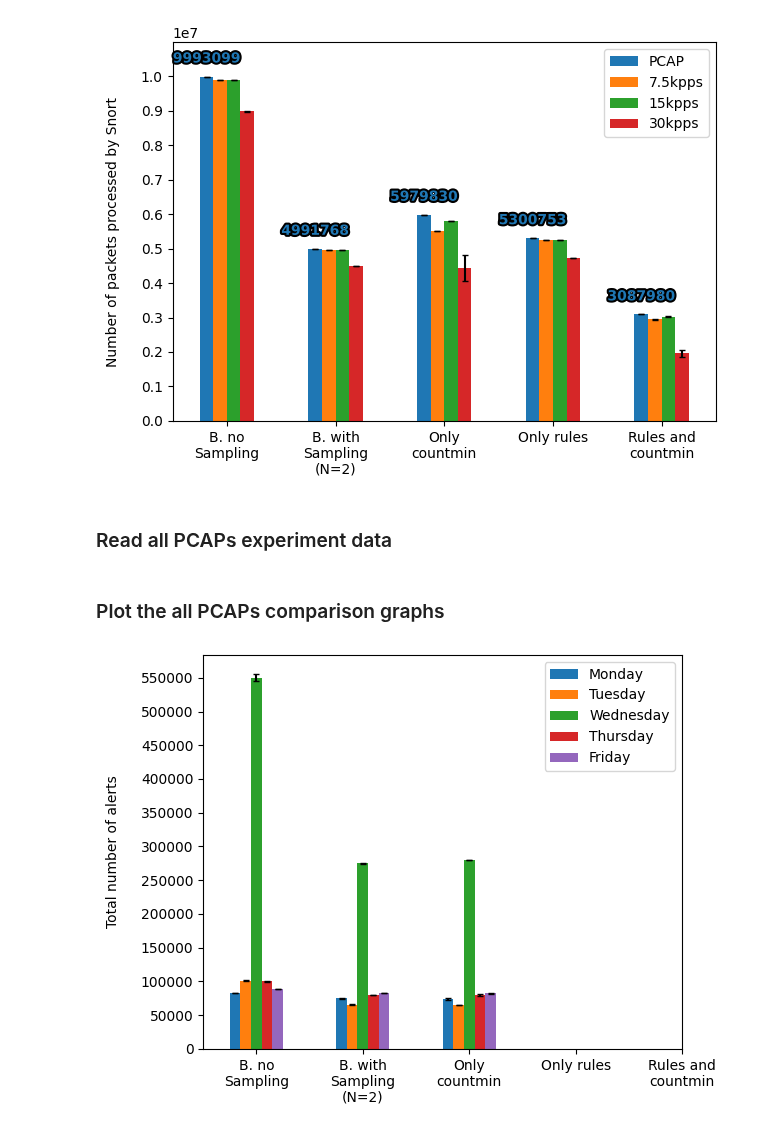
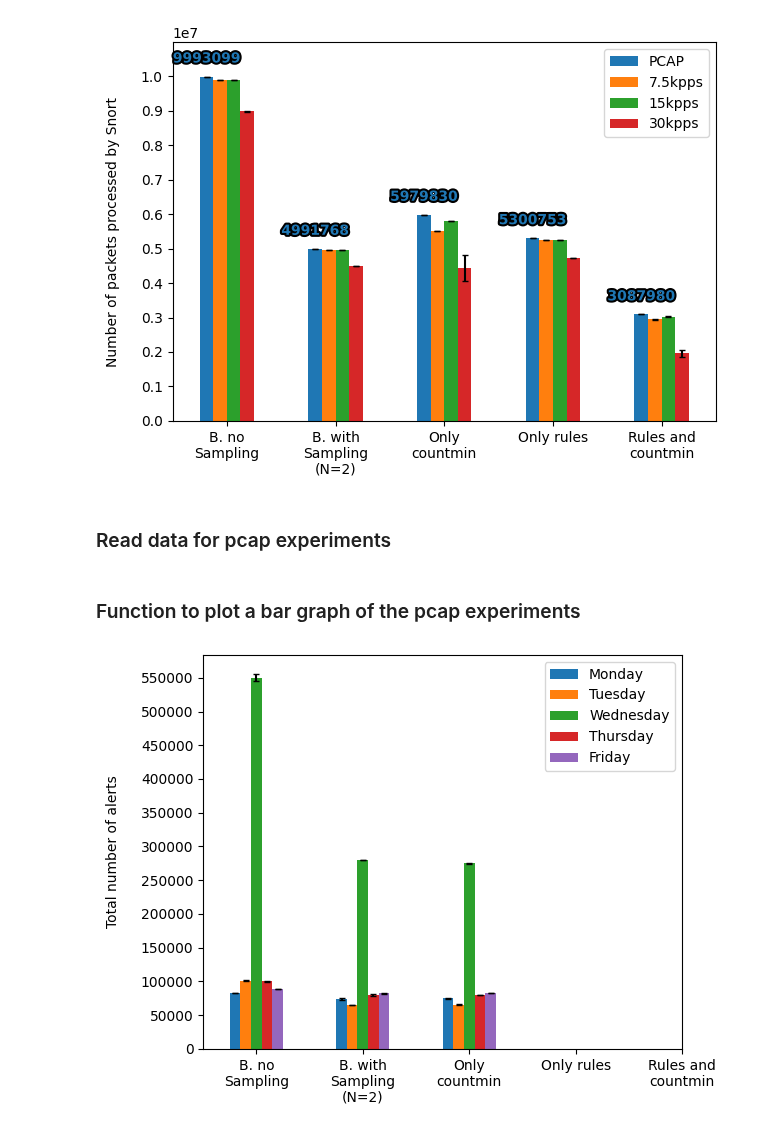
Before and after one commit to HenriqueBBrum/Network-Wide-Rule-Orchestrator, a Jupyter notebook: testing/countmin_and_pps_evaluation/countmin_and_pps_evaluation.ipynb, the cells around one changed output. Cells and saved outputs as stored; diff of their text form; code cells hidden in the pictures.

```diff
--- a/testing/countmin_and_pps_evaluation/countmin_and_pps_evaluation.ipynb
+++ b/testing/countmin_and_pps_evaluation/countmin_and_pps_evaluation.ipynb
@@ -80,4 +80,4 @@ for pps_folder in os.listdir(results_folder):
 
             data.append([pps_folder, scenario, experiment_round, packets_cloned, packets_processed, packets_received_Snort, alerts])
 
-pps_df = pd.DataFrame(data, columns=["pps","scenario","round","packets cloned","packets processed","packets received by snort","alerts"])
+df = pd.DataFrame(data, columns=["pps","scenario","round","packets cloned","packets processed","packets received by snort","alerts"])
@@ -159,7 +161,7 @@ plot_bar_graphs(pps_df, "packets received by snort", "Number of packets processe
 [figure]
 [figure]
 # %% [markdown]
-### Read all PCAPs experiment data
+### Read data for pcap experiments
 # %%
 results_folder = "../../../results/all_PCAPs"
 
@@ -179,32 +180,32 @@ pcap_df = pd.DataFrame(data, columns=["scenario","pcap","round","packets cloned"
-# %% [markdown]
-### Plot the all PCAPs comparison graphs
+# %% [markdown]
+### Function to plot a bar graph of the pcap experiments
 # %%
-def plot_bar_graphs(df, folder_to_save, metric, ylabel="", yticks_distance=0, ymargin=0):
+def pcap_bar_graphs(df, folder, metric, ylabel, yticks_distance, ymargin=0):
     groupped_df = df[["scenario", "pcap", metric]].groupby(["scenario", "pcap"], as_index=False).agg({metric:['mean','std']})
     groupped_df.columns = groupped_df.columns.map(lambda x: x[0] if x[1] == "" else x[1])
 
     new_df = groupped_df.pivot(index = "scenario", columns="pcap", values="mean").fillna(0)
-    # new_df = new_df.iloc[np.r_[0:len(new_df) - 2, -1, -2]]
+    new_df = new_df.iloc[np.r_[0:len(new_df) - 2, -1, -2]]
     new_df = new_df[["Monday", "Tuesday", "Wednesday", "Thursday", "Friday"]]
-
     error = groupped_df.pivot(index = "scenario", columns="pcap", values="std").fillna(0)
-    # error = error.iloc[np.r_[0:len(new_df) - 2, -1, -2]]
+    error = error.iloc[np.r_[0:len(new_df) - 2, -1, -2]]
     error = error[["Monday", "Tuesday", "Wednesday", "Thursday", "Friday"]]
 
-    # # labels = ['\n'.join(wrap(l.replace("_", " "),12)) for l in labels ]
+    # labels = ['\n'.join(wrap(l.replace("_", " "),12)) for l in labels ]
     labels = ["B. no\nSampling", "B. with\nSampling\n(N=2)", "Only\ncountmin", "Only rules", "Rules and\ncountmin"]
 
     ax = new_df.plot(kind='bar', yerr=error, error_kw=dict(capsize=2), rot=0)
     add_value_labels(ax, slice(0,0))
     ax.margins(y=ymargin)
     plt.xticks([0,1,2,3,4], labels)
     ax.yaxis.set_major_locator(ticker.MultipleLocator(yticks_distance))
     plt.ylabel(ylabel, labelpad=15)
     plt.xlabel(xlabel=None)
     plt.legend(bbox_to_anchor=(1, 1))
     plt.tight_layout()
-    plt.savefig(folder_to_save+metric+".png")
+    plt.savefig(folder+metric+".png")
 
-plot_bar_graphs(pcap_df, "pcap_graphs/", "alerts", "Total number of alerts", 50000, 0.05)
+
+pcap_bar_graphs(pcap_df, "pcap_graphs", "alerts", "Total number of alerts", 50000, 0.05)
 # %% [output]
-[figure, old version]
+[figure, new version]
```
Also changed, not shown: parts of 9 cells of this notebook, 3 other files.
